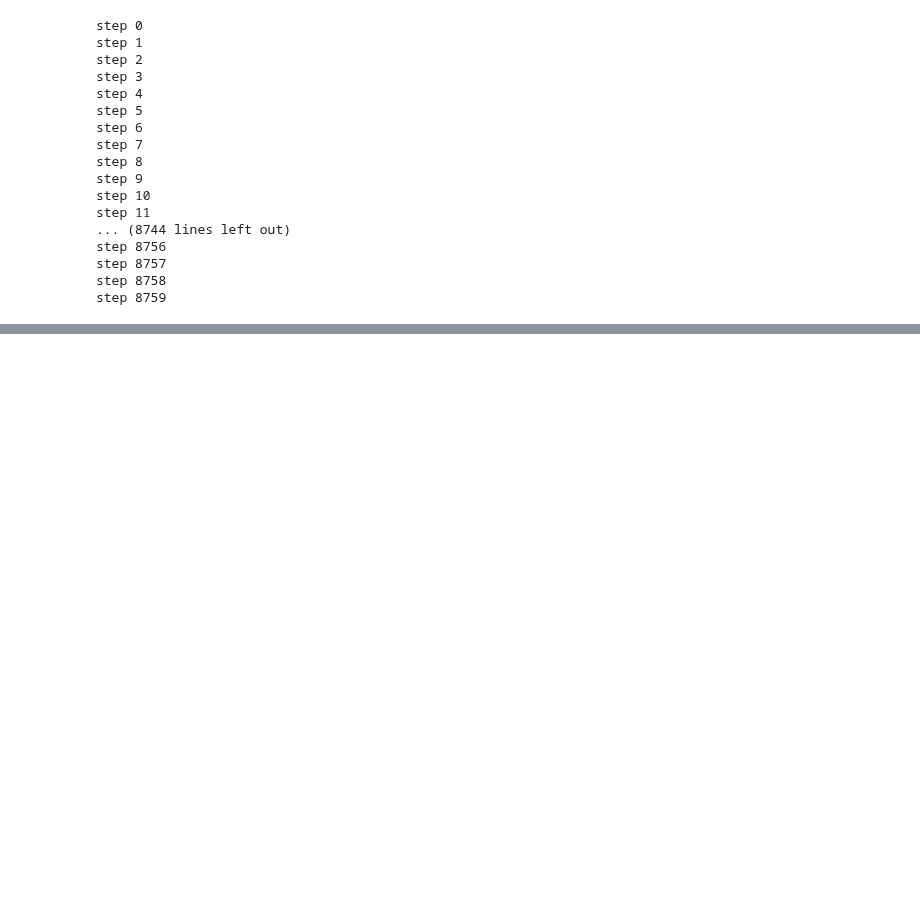
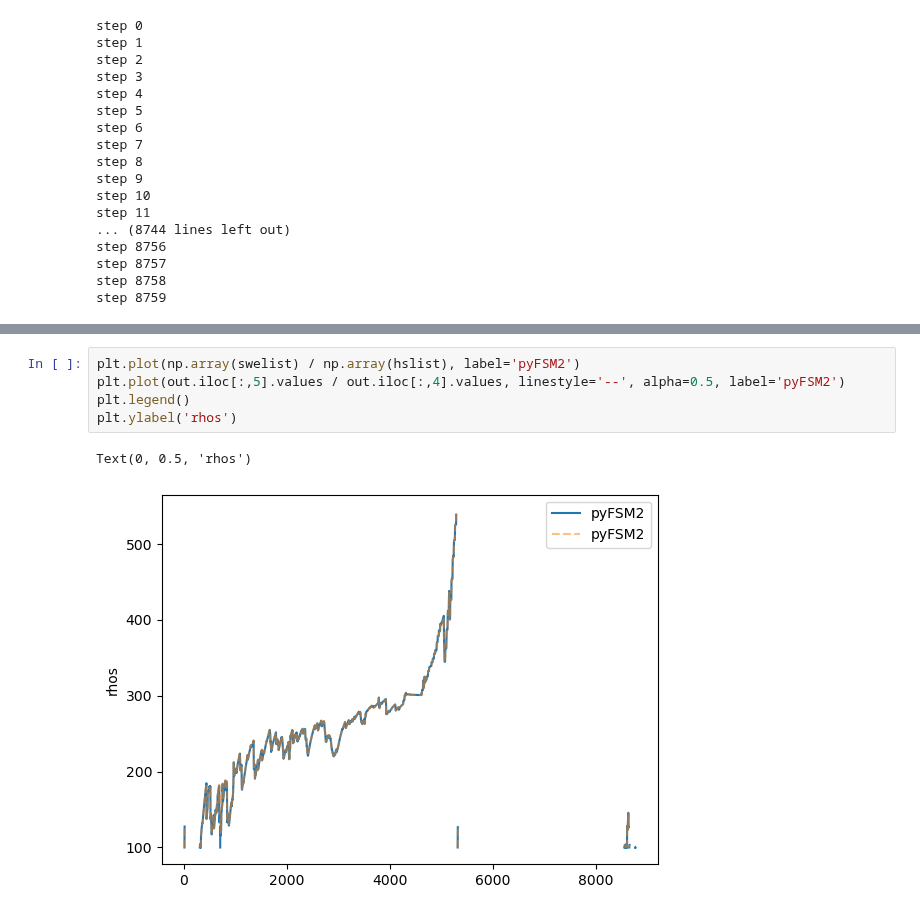
Before and after one commit to LukeEcomod/pyAPES_main, a Jupyter notebook: Examples/FSM2_vs_pyFSM2.ipynb, the cells around one changed output, grey strips where cells are left out. Saved outputs shown, nothing was run; the diff lists cells and outputs as text; blank space fills up the shorter version.

```diff
--- a/Examples/FSM2_vs_pyFSM2.ipynb
+++ b/Examples/FSM2_vs_pyFSM2.ipynb
@@ -224,3 +211,11 @@ Text(0, 0.5, 'SWE')
+# %%
+plt.plot(np.array(swelist) / np.array(hslist), label='pyFSM2')
+plt.plot(out.iloc[:,5].values / out.iloc[:,4].values, linestyle='--', alpha=0.5, label='pyFSM2')
+plt.legend()
+plt.ylabel('rhos')
+# %% [output]
+Text(0, 0.5, 'rhos')
+[figure, added]
 # %%
 plt.plot(Tsoillist, label='pyFSM2')
 plt.plot(out.iloc[:,7].values, linestyle='--', alpha=0.5, label='FSM2')
```
Also changed, not shown: parts of 18 cells of this notebook, 7 other files.
